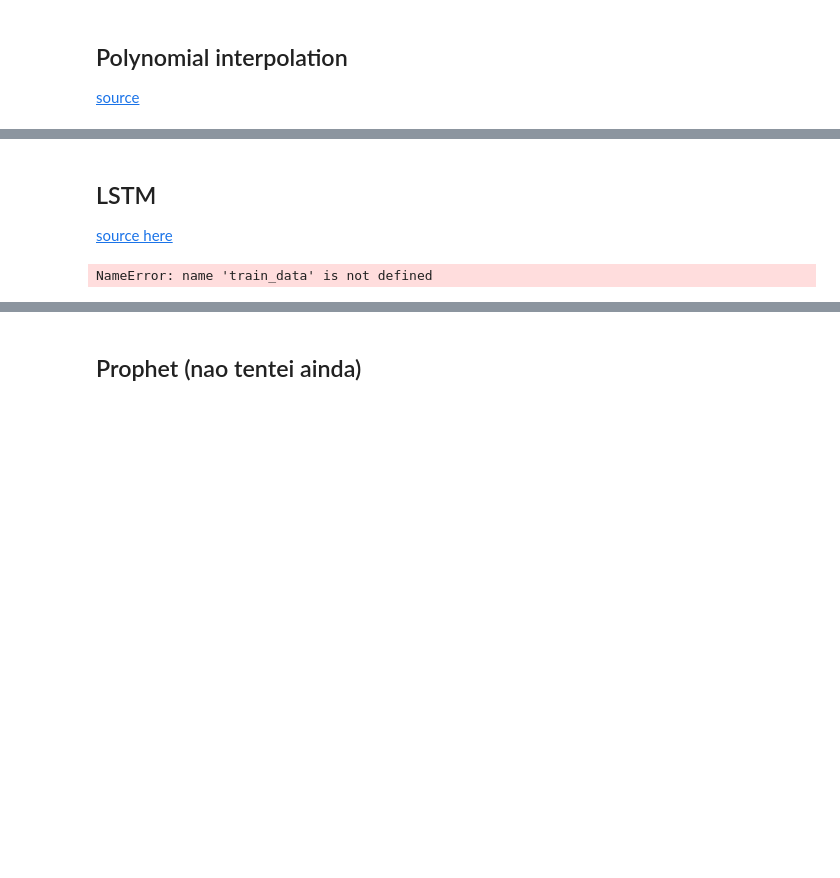
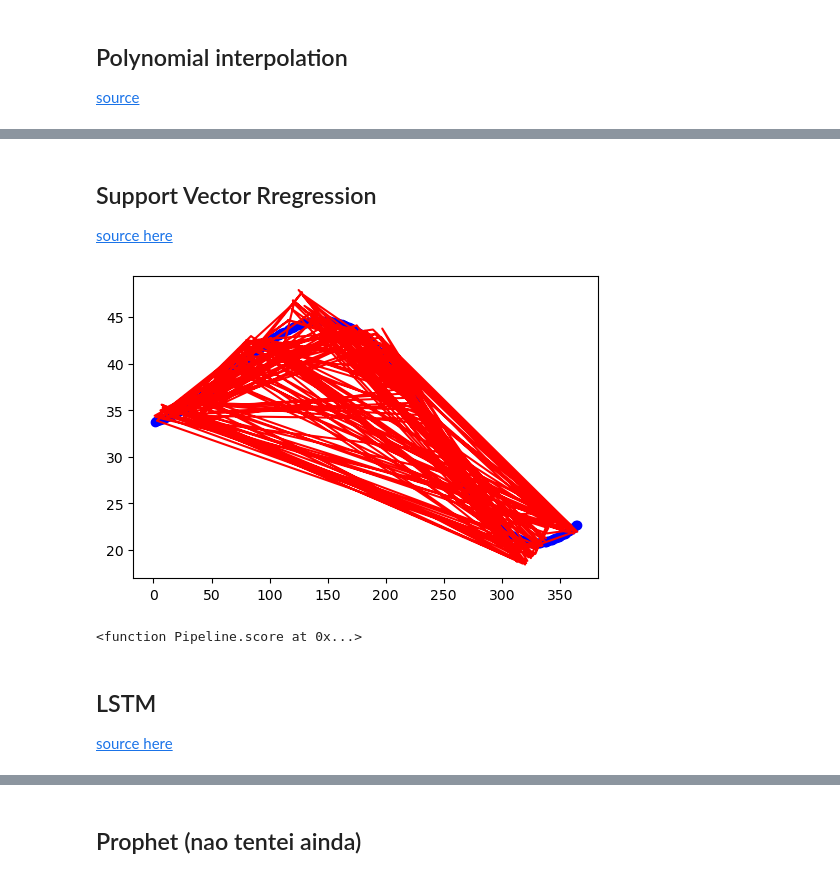
Before and after one commit to inatel-ic-cividati/Prediction, a Jupyter notebook: code/Analysis.ipynb, the cells around one changed output, grey strips where cells are left out. Drawn from its saved outputs; the diff is of its cells as text; code cells hidden in the pictures; blank space fills up the shorter version.

```diff
--- a/code/Analysis.ipynb
+++ b/code/Analysis.ipynb
@@ -84,8 +75,26 @@ coef:   -0.002378737358737362
+# %% [markdown]
+## Support Vector Rregression
+
+[source here](https://scikit-learn.org/stable/modules/generated/sklearn.svm.SVR.html)
+# %%
+from sklearn.svm import SVR
+from sklearn.pipeline import make_pipeline
+from sklearn.preprocessing import StandardScaler
+
+regr = make_pipeline(StandardScaler(), SVR(C=1.0, epsilon=0.2))
+regr.fit(x_train, y_train)
+
+y_predict = regr.predict(x_train)
+
+plt.plot(x_train, y_train, color='red')
+plt.scatter(x_train, y_predict, color='blue')
+plt.show()
+print(regr.score)
+#Pipeline(steps=[('standardscaler', StandardScaler()),('svr', SVR(epsilon=0.2))])
+# %% [output]
+[figure, added]
+<function Pipeline.score at 0x...>
 # %% [markdown]
 ## LSTM
 
 [source here](https://www.datacamp.com/community/tutorials/lstm-python-stock-market)
-# %%
-train_data
-# %% [output]
-NameError: name 'train_data' is not defined
```
Also changed, not shown: parts of 28 cells of this notebook, 4 other files.
